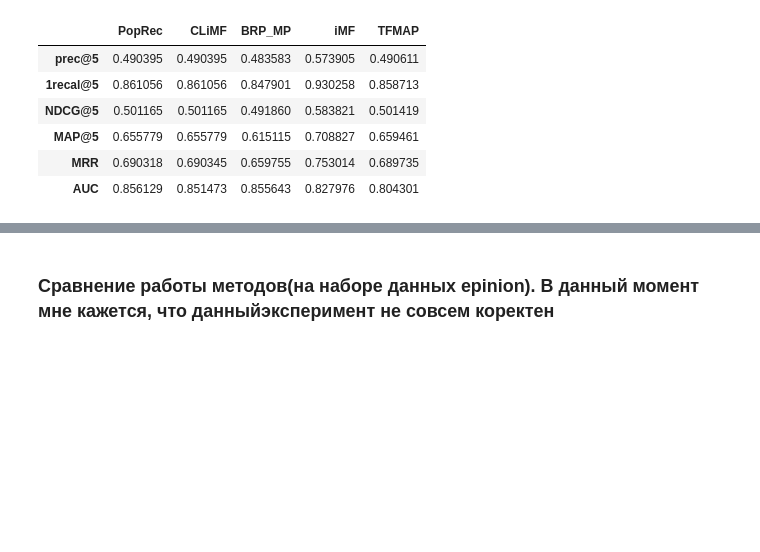
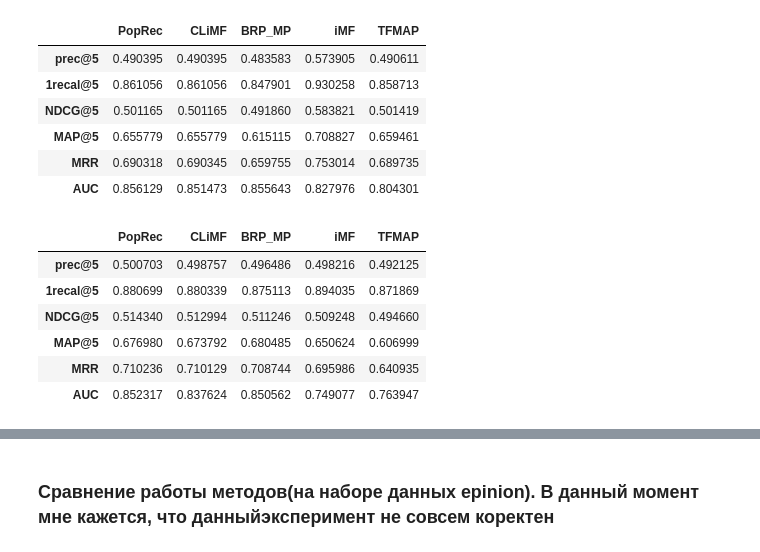
Before and after one commit to egorkudr1/diploma, a Jupyter notebook: rank_experiments.ipynb, the cells around one changed output, grey strips where cells are left out. Saved outputs shown, nothing was run; the diff lists cells and outputs as text; code cells hidden in the pictures; blank space fills up the shorter version.

```diff
--- a/rank_experiments.ipynb
+++ b/rank_experiments.ipynb
@@ -165,3 +218,13 @@ climf_experiment(ml1m, create_list_cf(ml1m_shape), K=10, maxiter=1, topK=5, verb
 | MAP@5 | 0.655779 | 0.655779 | 0.615115 | 0.708827 | 0.659461 |
 | MRR | 0.690318 | 0.690345 | 0.659755 | 0.753014 | 0.689735 |
 | AUC | 0.856129 | 0.851473 | 0.855643 | 0.827976 | 0.804301 |
+# %%
+climf_experiment(ml1m, create_list_cf(ml1m_shape), K=6, maxiter=1, topK=5, verbose=0)
+# %% [output]
+|  | PopRec | CLiMF | BRP_MP | iMF | TFMAP |
+| prec@5 | 0.500703 | 0.498757 | 0.496486 | 0.498216 | 0.492125 |
+| 1recal@5 | 0.880699 | 0.880339 | 0.875113 | 0.894035 | 0.871869 |
+| NDCG@5 | 0.514340 | 0.512994 | 0.511246 | 0.509248 | 0.494660 |
+| MAP@5 | 0.676980 | 0.673792 | 0.680485 | 0.650624 | 0.606999 |
+| MRR | 0.710236 | 0.710129 | 0.708744 | 0.695986 | 0.640935 |
+| AUC | 0.852317 | 0.837624 | 0.850562 | 0.749077 | 0.763947 |
```
Also changed, not shown: parts of 72 cells of this notebook, 3 other files.
